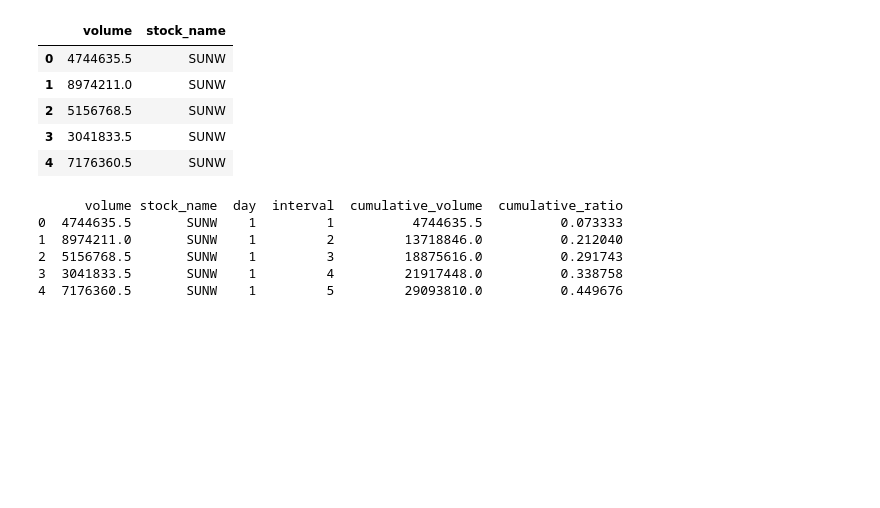
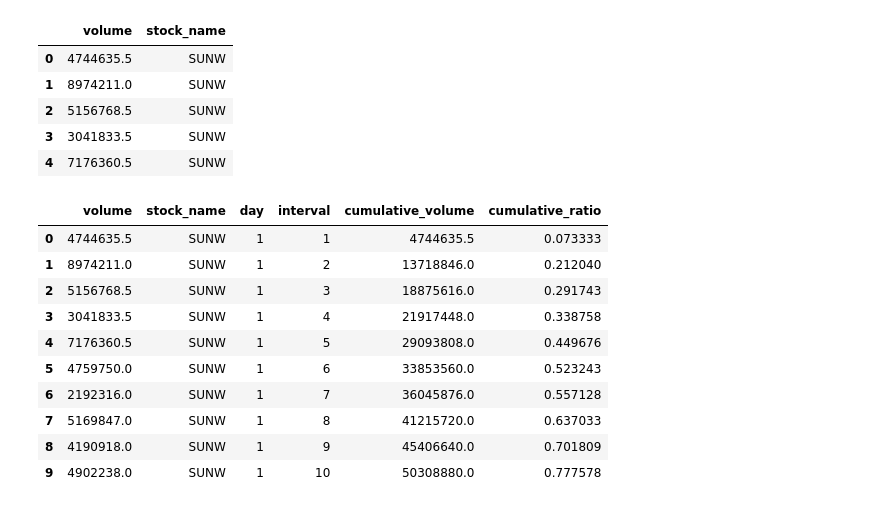
Before and after one commit to shubhamcodez/VWAP-Model, a Jupyter notebook: VolumeModel.ipynb, the cells around one changed output. Cells and saved outputs as stored; diff of their text form; code cells hidden in the pictures; blank space fills up the shorter version.

```diff
--- a/VolumeModel.ipynb
+++ b/VolumeModel.ipynb
@@ -6,7 +6,7 @@ import seaborn as sns
 import warnings
 warnings.filterwarnings('ignore')
 # %%
-volume_data = pd.read_csv('VolumeData.csv')
+volume_data = pd.read_csv('Data/VolumeData.csv')
 # Set 'stock_name' as the index
 volume_data = volume_data.set_index('stock_name')
 # %%
@@ -227,37 +227,42 @@ import pandas as pd
 import numpy as np
 
 # Assuming `predictions` DataFrame already exists
 
 # Number of intervals in a day
 intervals_per_day = 13
 # Number of stocks
 num_stocks = 509
 # Number of days (assuming 66 for this example)
 num_days = 65
 
 # Total number of rows expected
 total_rows = intervals_per_day * num_stocks * num_days
 
 # Create the 'day' column
 predictions['day'] = np.tile(np.repeat(np.arange(1, num_days + 1), intervals_per_day), num_stocks)
 
 # Create the 'interval' column
 predictions['interval'] = np.tile(np.arange(1, intervals_per_day + 1), num_days * num_stocks)
 
 # Ensure the length of predictions matches the total_rows
 assert len(predictions) == total_rows, "The DataFrame does not have the expected number of rows."
 
 # Calculate cumulative volume and ratio
 predictions['cumulative_volume'] = predictions.groupby(['stock_name', 'day'])['volume'].cumsum()
 total_expected_volume = predictions.groupby(['stock_name', 'day'])['volume'].transform('sum')
 predictions['cumulative_ratio'] = predictions['cumulative_volume'] / total_expected_volume
 
 # Display the resulting DataFrame
-print(predictions.head())
+predictions.head(10)
 # %% [output]
-      volume stock_name  day  interval  cumulative_volume  cumulative_ratio
-0  4744635.5       SUNW    1         1          4744635.5          0.073333
-1  8974211.0       SUNW    1         2         13718846.0          0.212040
-2  5156768.5       SUNW    1         3         18875616.0          0.291743
-3  3041833.5       SUNW    1         4         21917448.0          0.338758
-4  7176360.5       SUNW    1         5         29093810.0          0.449676
+|  | volume | stock_name | day | interval | cumulative_volume | cumulative_ratio |
+| 0 | 4744635.5 | SUNW | 1 | 1 | 4744635.5 | 0.073333 |
+| 1 | 8974211.0 | SUNW | 1 | 2 | 13718846.0 | 0.212040 |
+| 2 | 5156768.5 | SUNW | 1 | 3 | 18875616.0 | 0.291743 |
+| 3 | 3041833.5 | SUNW | 1 | 4 | 21917448.0 | 0.338758 |
+| 4 | 7176360.5 | SUNW | 1 | 5 | 29093808.0 | 0.449676 |
+| 5 | 4759750.0 | SUNW | 1 | 6 | 33853560.0 | 0.523243 |
+| 6 | 2192316.0 | SUNW | 1 | 7 | 36045876.0 | 0.557128 |
+| 7 | 5169847.0 | SUNW | 1 | 8 | 41215720.0 | 0.637033 |
+| 8 | 4190918.0 | SUNW | 1 | 9 | 45406640.0 | 0.701809 |
+| 9 | 4902238.0 | SUNW | 1 | 10 | 50308880.0 | 0.777578 |
```
Also changed, not shown: parts of 1 cell of this notebook.
